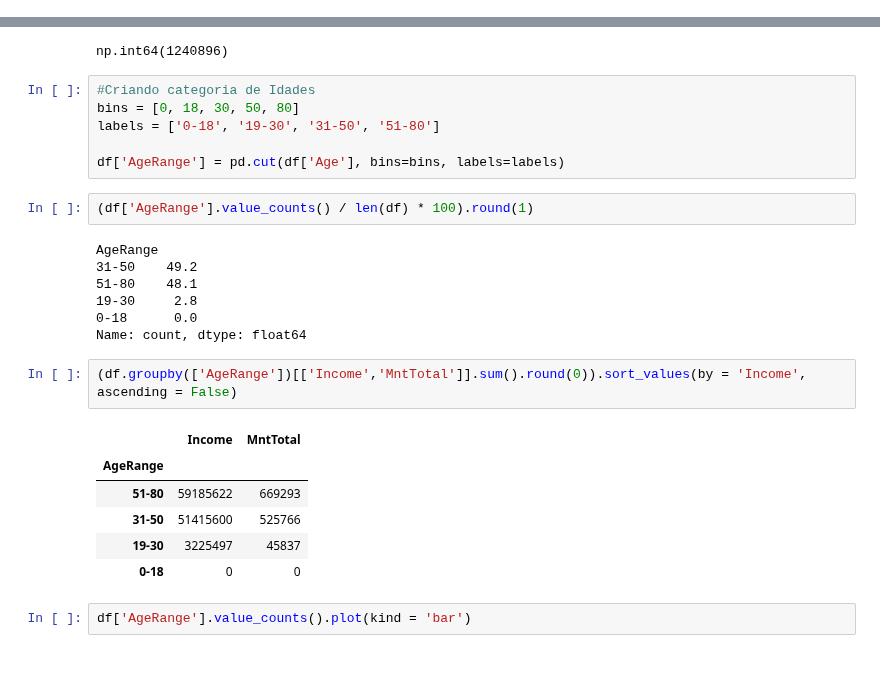
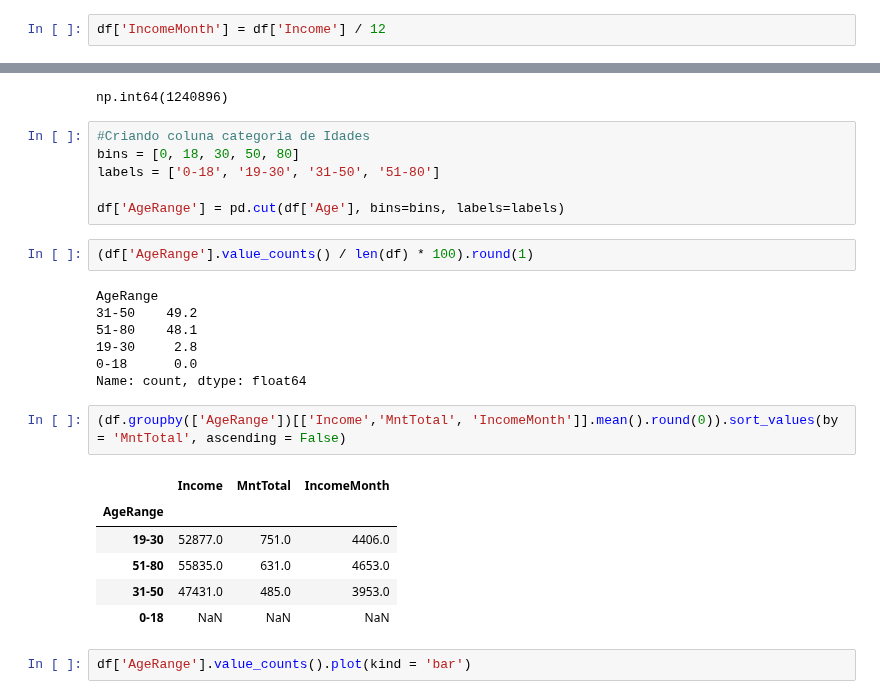
Before and after one commit to evertonenrico/Ifood_Insights, a Jupyter notebook: Ifood_Dataset/Import_DataSet_Ifood.ipynb, the cells around one changed output, grey strips where cells are left out. Drawn from its saved outputs; the diff is of its cells as text; blank space fills up the shorter version.

Commit message:
incomeMonth

```diff
--- a/Ifood_Dataset/Import_DataSet_Ifood.ipynb
+++ b/Ifood_Dataset/Import_DataSet_Ifood.ipynb
@@ -237,12 +237,14 @@ df.iloc[1:4,2:5].sort_values(by= 'Recency',ascending=True)
 | Graduation | 51984.0 | 571.0 |
 | 2n Cycle | 47625.0 | 452.0 |
 | Basic | 20306.0 | 59.0 |
+# %%
+df['IncomeMonth'] = df['Income'] / 12
 # %%
 df['MntTotal'].sum()
 # %% [output]
 np.int64(1240896)
 # %%
-#Criando categoria de Idades
+#Criando coluna categoria de Idades
 bins = [0, 18, 30, 50, 80]
 labels = ['0-18', '19-30', '31-50', '51-80']
 
@@ -257,14 +259,14 @@ AgeRange
 0-18      0.0
 Name: count, dtype: float64
 # %%
-(df.groupby(['AgeRange'])[['Income','MntTotal']].sum().round(0)).sort_values(by = 'Income', ascending = False)
+(df.groupby(['AgeRange'])[['Income','MntTotal', 'IncomeMonth']].mean().round(0)).sort_values(by = 'MntTotal', ascending = False)
 # %% [output]
-|  | Income | MntTotal |
-| AgeRange |  |  |
-| 51-80 | 59185622 | 669293 |
-| 31-50 | 51415600 | 525766 |
-| 19-30 | 3225497 | 45837 |
-| 0-18 | 0 | 0 |
+|  | Income | MntTotal | IncomeMonth |
+| AgeRange |  |  |  |
+| 19-30 | 52877.0 | 751.0 | 4406.0 |
+| 51-80 | 55835.0 | 631.0 | 4653.0 |
+| 31-50 | 47431.0 | 485.0 | 3953.0 |
+| 0-18 | NaN | NaN | NaN |
 # %%
 df['AgeRange'].value_counts().plot(kind = 'bar')
 # %% [output]
```
